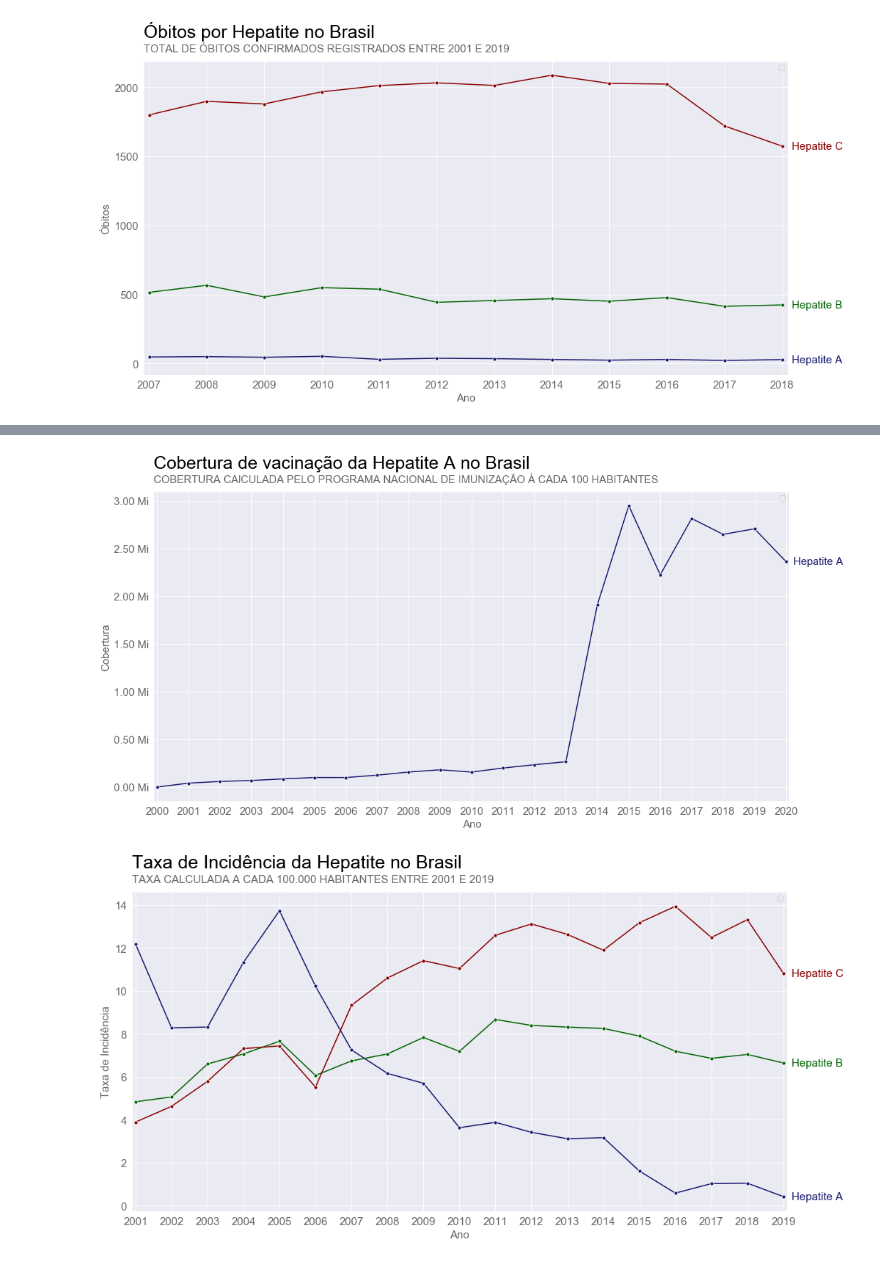
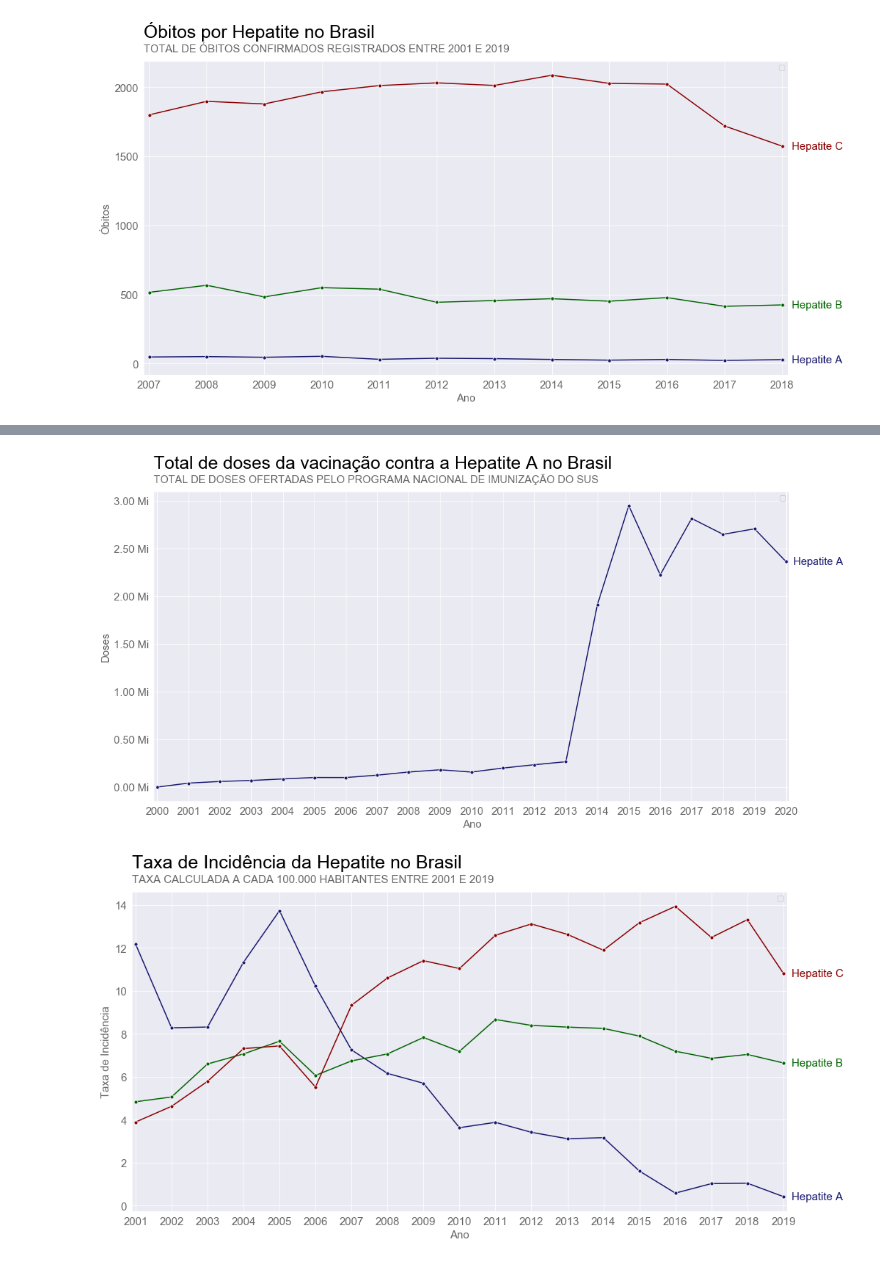
Before and after one commit to PedroHCAlmeida/projeto_um_mal_silencioso, a Jupyter notebook: notebooks/Analise_final.ipynb, the cells around one changed output, grey strips where cells are left out. Cells and saved outputs as stored; diff of their text form; code cells hidden in the pictures.

```diff
--- a/notebooks/Analise_final.ipynb
+++ b/notebooks/Analise_final.ipynb
@@ -135,9 +135,9 @@ plota_grafico(dados.query('Classe_viral == "B"'), 'Ano', 'Doses_totais',  hue='C
 # %%
 plota_grafico(dados.query('Classe_viral == "A"'), 'Ano', 'Doses_totais', por_ano=True, hue='Classe_viral', dict_hue_palette={'A':'#191970'}, hue_legend=['Hepatite A'], xlim=[1999.9,2020.1],
-             title='Cobertura de vacinação da Hepatite A no Brasil', subtitle='COBERTURA CAlCULADA PELO PROGRAMA NACIONAL DE IMUNIZAÇÃO À CADA 100 HABITANTES', xlabel='Ano', ylabel='Cobertura',
+             title='Total de doses da vacinação contra a Hepatite A no Brasil', subtitle='TOTAL DE DOSES OFERTADAS PELO PROGRAMA NACIONAL DE IMUNIZAÇÃO DO SUS', xlabel='Ano', ylabel='Doses',
               marker='.', markersize=10, formatter_y=million_formatter)
 # %% [output]
-[figure, old version]
+[figure, new version]
 # %%
 plota_grafico(dados, 'Ano', 'taxa_incid_por100k', hue='Classe_viral', title='Taxa de Incidência da Hepatite no Brasil',
           subtitle='TAXA CALCULADA A CADA 100.000 HABITANTES ENTRE 2001 E 2019',dict_hue_palette=dict_palette,
```
Also changed, not shown: parts of 3 cells of this notebook.
